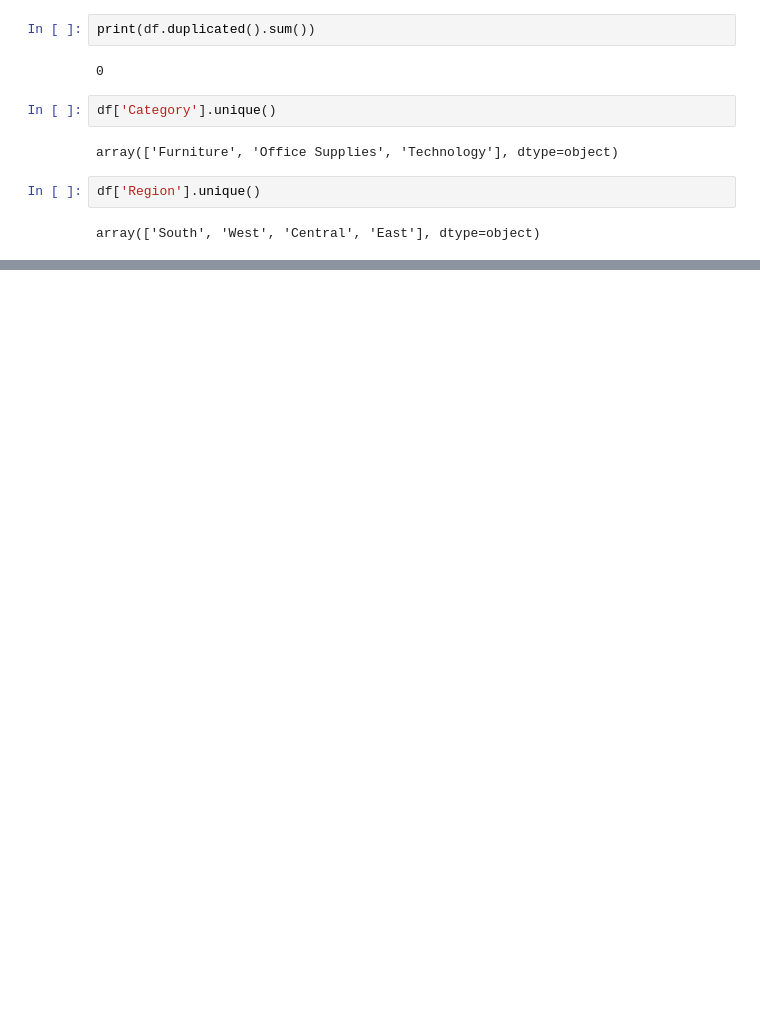
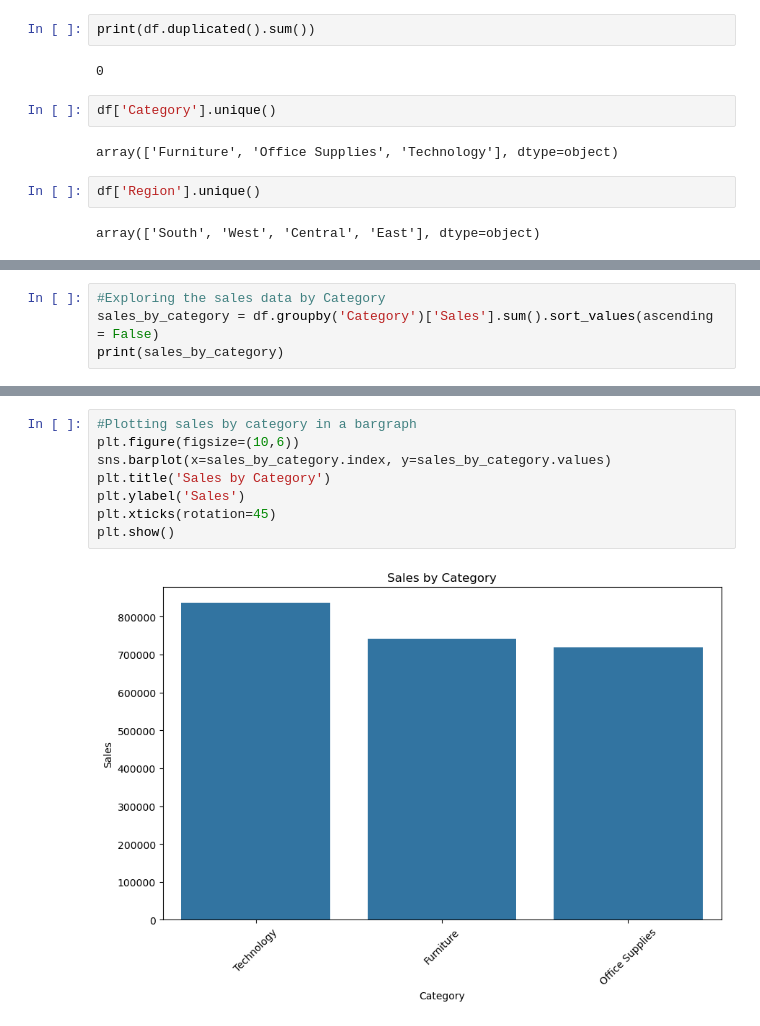
Before and after one commit to SuminChhetri/PROJECTS, a Jupyter notebook: Superstore_datacleaning.ipynb, the cells around one changed output, grey strips where cells are left out. Drawn from its saved outputs; the diff is of its cells as text; blank space fills up the shorter version.

```diff
--- a/Superstore_datacleaning.ipynb
+++ b/Superstore_datacleaning.ipynb
@@ -123,0 +96,4 @@ df
+# %%
+#Exploring the sales data by Category
+sales_by_category = df.groupby('Category')['Sales'].sum().sort_values(ascending = False)
+print(sales_by_category)
@@ -123,0 +146,10 @@ df
+# %%
+#Plotting sales by category in a bargraph
+plt.figure(figsize=(10,6))
+sns.barplot(x=sales_by_category.index, y=sales_by_category.values)
+plt.title('Sales by Category')
+plt.ylabel('Sales')
+plt.xticks(rotation=45)
+plt.show()
+# %% [output]
+[figure, added]
```
Also changed, not shown: parts of 20 cells of this notebook.
